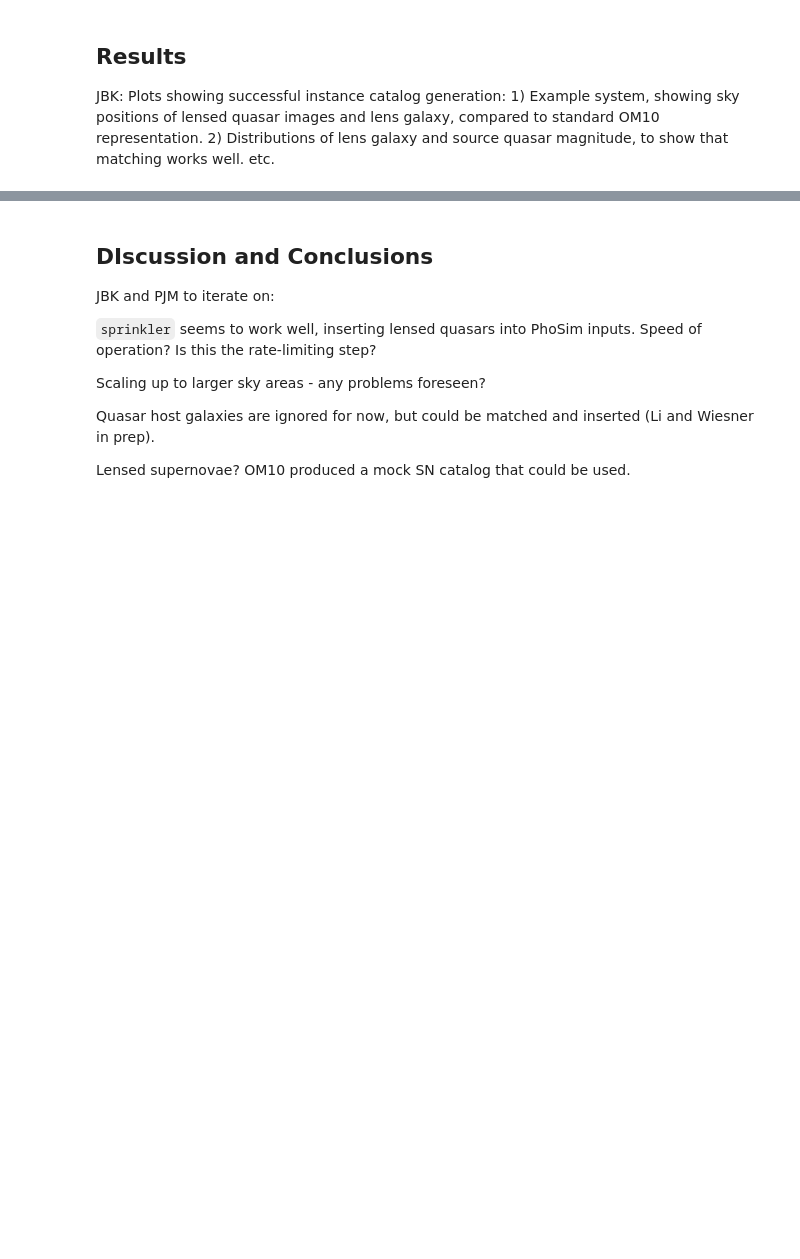
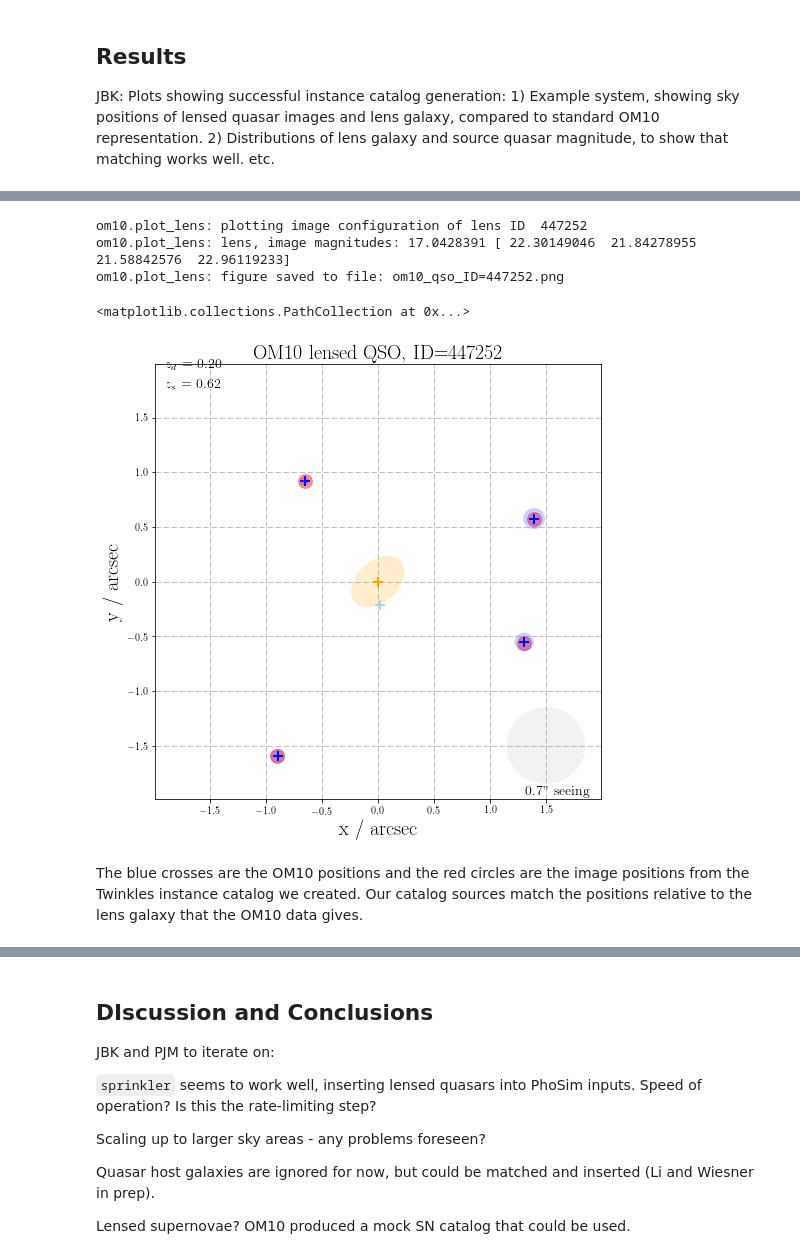
Before and after one commit to LSSTDESC/Twinkles, a Jupyter notebook: doc/LSST_DESC_Notes/desc-0000-twinkles-1-sl-pop/main.ipynb, the cells around one changed output, grey strips where cells are left out. Saved outputs shown, nothing was run; the diff lists cells and outputs as text; code cells hidden in the pictures; blank space fills up the shorter version.

```diff
--- a/doc/LSST_DESC_Notes/desc-0000-twinkles-1-sl-pop/main.ipynb
+++ b/doc/LSST_DESC_Notes/desc-0000-twinkles-1-sl-pop/main.ipynb
@@ -55,0 +321,10 @@ JBK: Plots showing successful instance catalog generation: 1) Example system, sh
+# %%
+# Calculate the offsets from the lens galaxy position
+offset_x1, offset_y1 = offset_on_sky(example_lensed_agn['raPhoSim'].iloc[0], example_lensed_agn['decPhoSim'].iloc[0],
+                                     example_lensed_agn['lens_ra'].iloc[0], example_lensed_agn['lens_dec'].iloc[0])
+offset_x2, offset_y2 = offset_on_sky(example_lensed_agn['raPhoSim'].iloc[1], example_lensed_agn['decPhoSim'].iloc[1],
+                                     example_lensed_agn['lens_ra'].iloc[1], example_lensed_agn['lens_dec'].iloc[1])
+offset_x3, offset_y3 = offset_on_sky(example_lensed_agn['raPhoSim'].iloc[2], example_lensed_agn['decPhoSim'].iloc[2],
+                                     example_lensed_agn['lens_ra'].iloc[2], example_lensed_agn['lens_dec'].iloc[2])
+offset_x4, offset_y4 = offset_on_sky(example_lensed_agn['raPhoSim'].iloc[3], example_lensed_agn['decPhoSim'].iloc[3],
+                                     example_lensed_agn['lens_ra'].iloc[3], example_lensed_agn['lens_dec'].iloc[3])
@@ -55,0 +351,14 @@ JBK: Plots showing successful instance catalog generation: 1) Example system, sh
+# %%
+om10.plot_lens(lens)
+plt.scatter(offset_x1, offset_y1, c='r', marker='o', s=188, alpha=0.4, label='Catalog Image 1')
+plt.scatter(offset_x2, offset_y2, c='r', marker='o', s=188, alpha=0.4, label='Catalog Image 2')
+plt.scatter(offset_x3, offset_y3, c='r', marker='o', s=188, alpha=0.4, label='Catalog Image 3')
+plt.scatter(offset_x4, offset_y4, c='r', marker='o', s=188, alpha=0.4, label='Catalog Image 4')
+# %% [output]
+om10.plot_lens: plotting image configuration of lens ID  447252
+om10.plot_lens: lens, image magnitudes: 17.0428391 [ 22.30149046  21.84278955  21.58842576  22.96119233]
+om10.plot_lens: figure saved to file: om10_qso_ID=447252.png
+<matplotlib.collections.PathCollection at 0x...>
+[figure, added]
+# %% [markdown]
+The blue crosses are the OM10 positions and the red circles are the image positions from the Twinkles instance catalog we created. Our catalog sources match the positions relative to the lens galaxy that the OM10 data gives.
```
Also changed, not shown: parts of 54 cells of this notebook.
